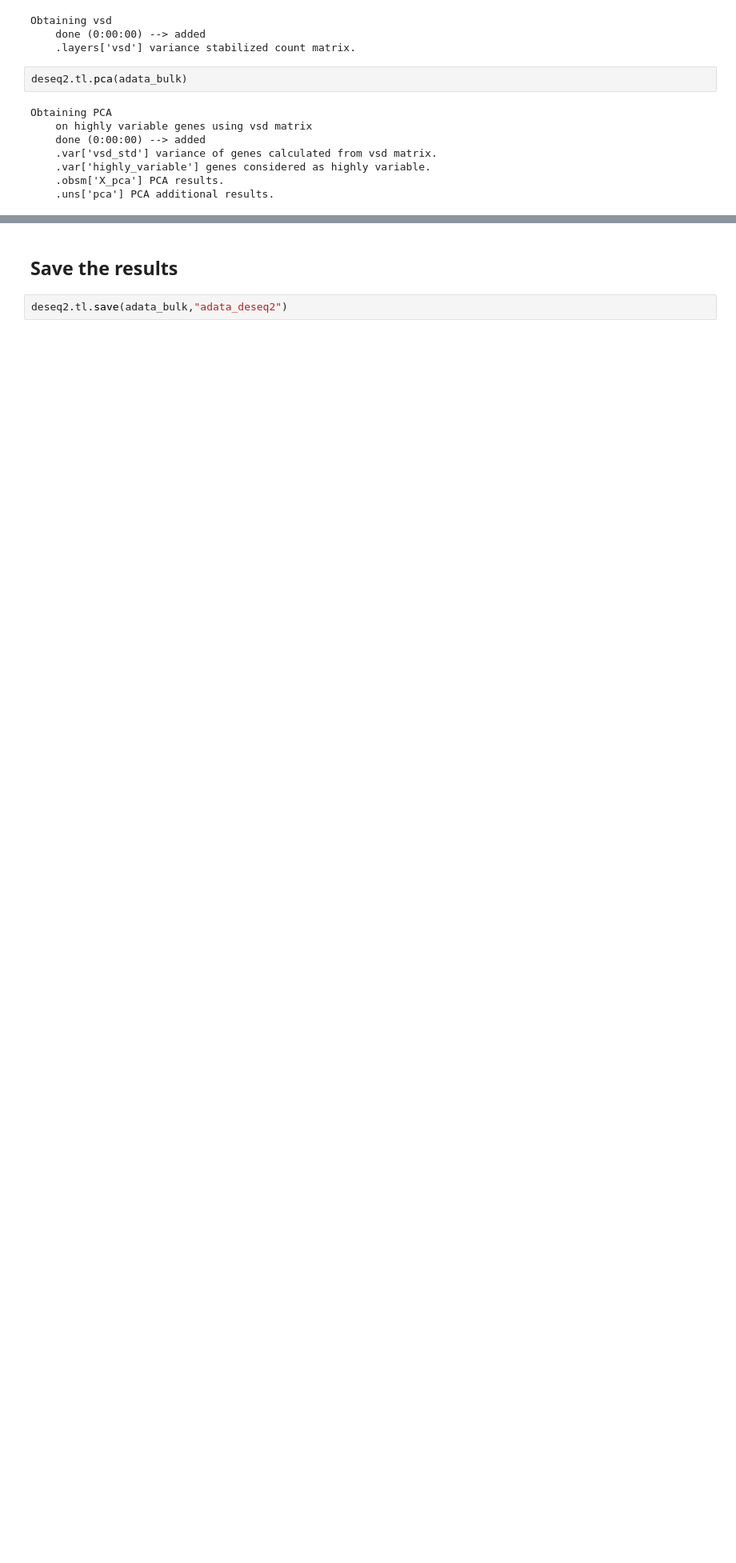
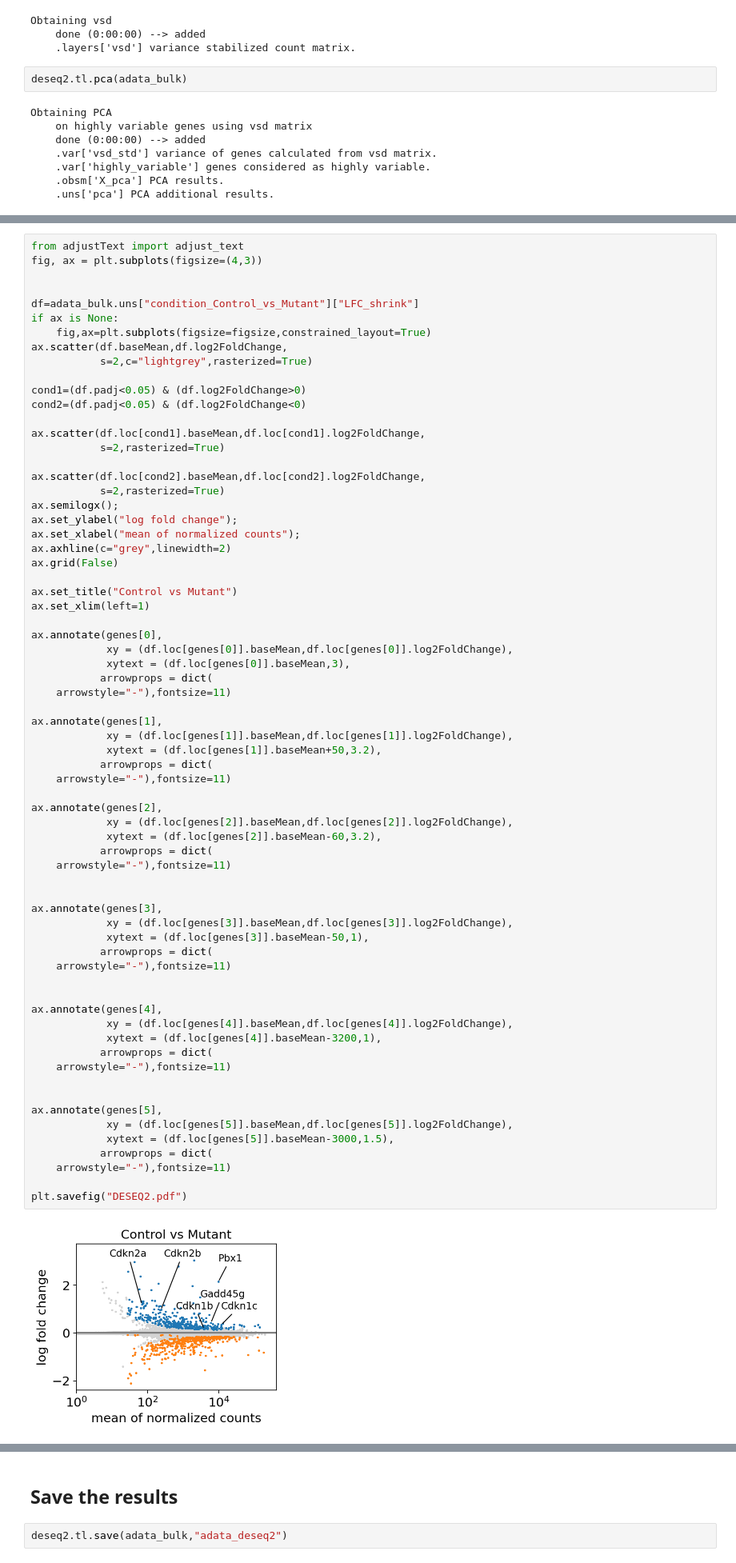
Before and after one commit to LouisFaure/upperlip_paper, a Jupyter notebook: bulk/01.Bulk-Analysis.ipynb, the cells around one changed output, grey strips where cells are left out. Shown at 80% size. Cells and saved outputs as stored; diff of their text form; blank space fills up the shorter version.

```diff
--- a/bulk/01.Bulk-Analysis.ipynb
+++ b/bulk/01.Bulk-Analysis.ipynb
@@ -99,0 +150,70 @@ WARNING: saving figure to file figures/pca.pdf
+# %%
+from adjustText import adjust_text
+fig, ax = plt.subplots(figsize=(4,3))
+
+
+df=adata_bulk.uns["condition_Control_vs_Mutant"]["LFC_shrink"]
+if ax is None:
+    fig,ax=plt.subplots(figsize=figsize,constrained_layout=True)
+ax.scatter(df.baseMean,df.log2FoldChange,
+           s=2,c="lightgrey",rasterized=True)
+
+cond1=(df.padj<0.05) & (df.log2FoldChange>0)
+cond2=(df.padj<0.05) & (df.log2FoldChange<0)
+
+ax.scatter(df.loc[cond1].baseMean,df.loc[cond1].log2FoldChange,
+           s=2,rasterized=True)
+
+ax.scatter(df.loc[cond2].baseMean,df.loc[cond2].log2FoldChange,
+           s=2,rasterized=True)
+ax.semilogx();
+ax.set_ylabel("log fold change");
+ax.set_xlabel("mean of normalized counts");
+ax.axhline(c="grey",linewidth=2)
+ax.grid(False)
+
+ax.set_title("Control vs Mutant")
+ax.set_xlim(left=1)
+
+ax.annotate(genes[0],
+            xy = (df.loc[genes[0]].baseMean,df.loc[genes[0]].log2FoldChange),
+            xytext = (df.loc[genes[0]].baseMean,3),
+           arrowprops = dict(
+    arrowstyle="-"),fontsize=11)
+
+ax.annotate(genes[1],
+            xy = (df.loc[genes[1]].baseMean,df.loc[genes[1]].log2FoldChange),
+            xytext = (df.loc[genes[1]].baseMean+50,3.2),
+           arrowprops = dict(
+    arrowstyle="-"),fontsize=11)
+
+ax.annotate(genes[2],
+            xy = (df.loc[genes[2]].baseMean,df.loc[genes[2]].log2FoldChange),
+            xytext = (df.loc[genes[2]].baseMean-60,3.2),
+           arrowprops = dict(
+    arrowstyle="-"),fontsize=11)
+
+
+ax.annotate(genes[3],
+            xy = (df.loc[genes[3]].baseMean,df.loc[genes[3]].log2FoldChange),
+            xytext = (df.loc[genes[3]].baseMean-50,1),
+           arrowprops = dict(
+    arrowstyle="-"),fontsize=11)
+
+
+ax.annotate(genes[4],
+            xy = (df.loc[genes[4]].baseMean,df.loc[genes[4]].log2FoldChange),
+            xytext = (df.loc[genes[4]].baseMean-3200,1),
+           arrowprops = dict(
+    arrowstyle="-"),fontsize=11)
+
+
+ax.annotate(genes[5],
+            xy = (df.loc[genes[5]].baseMean,df.loc[genes[5]].log2FoldChange),
+            xytext = (df.loc[genes[5]].baseMean-3000,1.5),
+           arrowprops = dict(
+    arrowstyle="-"),fontsize=11)
+
+plt.savefig("DESEQ2.pdf")
+# %% [output]
+[figure, added]
```
Also changed, not shown: parts of 14 cells of this notebook, 1 other file.
